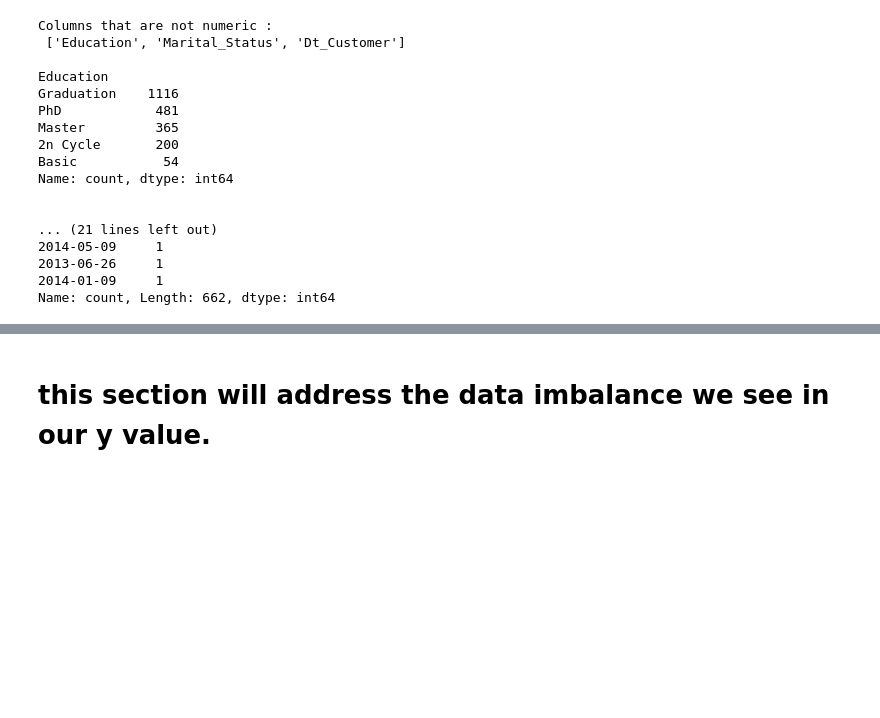
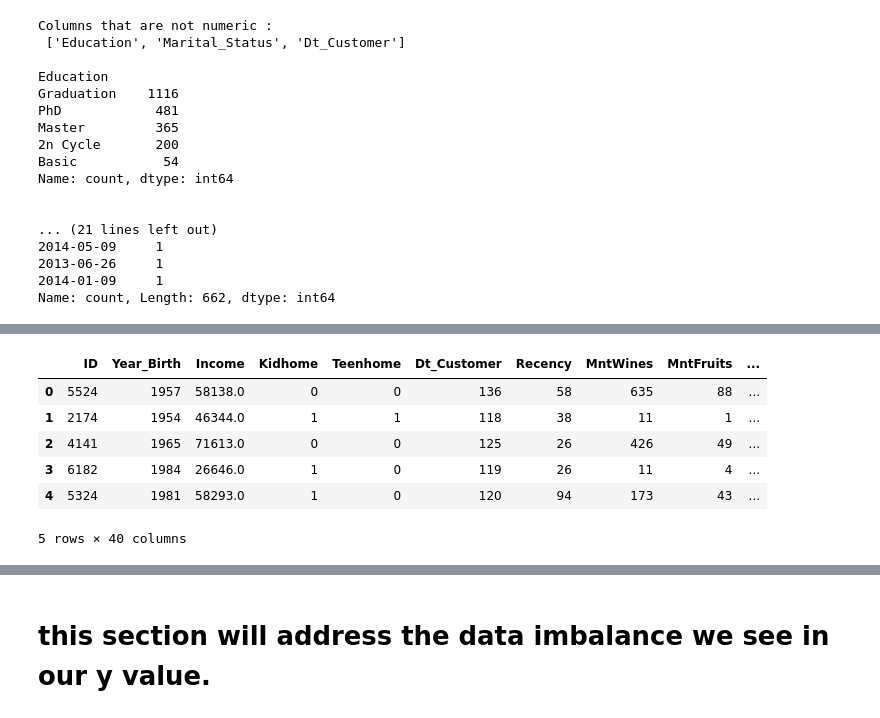
Before and after one commit to ehxewri/Project-2, a Jupyter notebook: Maketing Campaign/Marketing_Campaign-2.ipynb, the cells around one changed output, grey strips where cells are left out. Cells and saved outputs as stored; diff of their text form; code cells hidden in the pictures; blank space fills up the shorter version.

```diff
--- a/Maketing Campaign/Marketing_Campaign-2.ipynb
+++ b/Maketing Campaign/Marketing_Campaign-2.ipynb
@@ -209,0 +161,4 @@ df.head()
+# %%
+# transform Year_Birth to Generations
+data3 = mc.set_gen(data2,'Year_Birth')
+print (data3.columns)
@@ -209,0 +175,4 @@ df.head()
+# %%
+data4 = mc.date_to_months(data3,'Dt_Customer',2024)
+
+print (data4['Dt_Customer'].value_counts())
@@ -209,0 +197,14 @@ df.head()
+# %%
+ohe_column_list = ['Marital_Status', 'Generations']
+# %%
+data5 = mc.preprocess_ohe(data4,ohe_column_list)
+# %%
+data5.head()
+# %% [output]
+|  | ID | Year_Birth | Income | Kidhome | Teenhome | Dt_Customer | Recency | MntWines | MntFruits | ... |
+| 0 | 5524 | 1957 | 58138.0 | 0 | 0 | 136 | 58 | 635 | 88 | ... |
+| 1 | 2174 | 1954 | 46344.0 | 1 | 1 | 118 | 38 | 11 | 1 | ... |
+| 2 | 4141 | 1965 | 71613.0 | 0 | 0 | 125 | 26 | 426 | 49 | ... |
+| 3 | 6182 | 1984 | 26646.0 | 1 | 0 | 119 | 26 | 11 | 4 | ... |
+| 4 | 5324 | 1981 | 58293.0 | 1 | 0 | 120 | 94 | 173 | 43 | ... |
+5 rows × 40 columns
```
Also changed, not shown: parts of 17 cells of this notebook, 1 other file.
